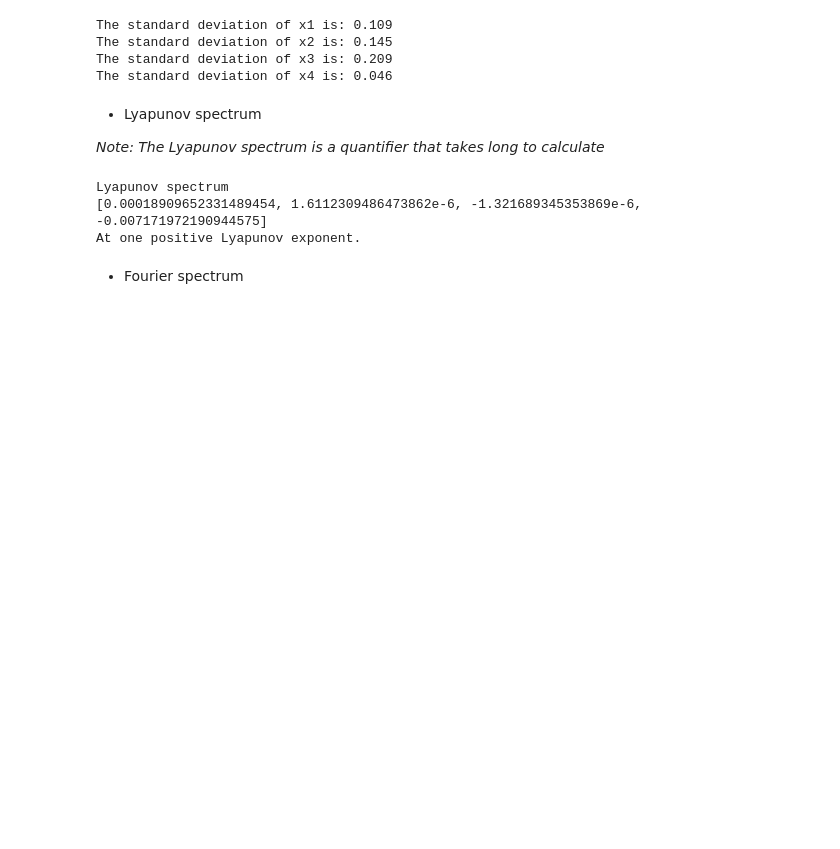
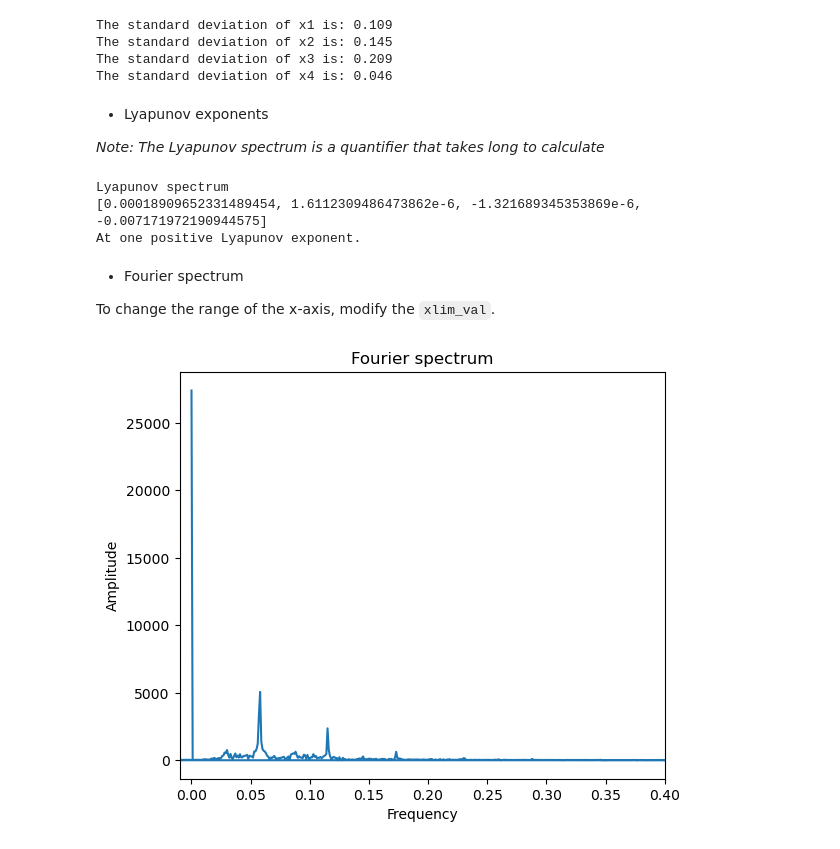
Before and after one commit to MA-Ramirez/ChaosNoiseEGT, a Jupyter notebook: notebooks/Interactive_Deterministic.ipynb, the cells around one changed output. Cells and saved outputs as stored; diff of their text form; code cells hidden in the pictures; blank space fills up the shorter version.

Commit message:
Add Fourier Spectrum as quantifier

```diff
--- a/notebooks/Interactive_Deterministic.ipynb
+++ b/notebooks/Interactive_Deterministic.ipynb
@@ -159,7 +161,7 @@ The standard deviation of x2 is: 0.145
 The standard deviation of x3 is: 0.209
 The standard deviation of x4 is: 0.046
 # %% [markdown]
-* Lyapunov spectrum
+* Lyapunov exponents
 
 *Note: The Lyapunov spectrum is a quantifier that takes long to calculate*
 # %%
@@ -178,5 +180,14 @@ end
 Lyapunov spectrum
 [0.00018909652331489454, 1.6112309486473862e-6, -1.321689345353869e-6, -0.007171972190944575]
 At one positive Lyapunov exponent.
-# %% [markdown]
-* Fourier spectrum
+# %% [markdown]
+* Fourier spectrum
+
+To change the range of the x-axis, modify the `xlim_val`.
+# %%
+plt.clf()
+xlim_val = 0.4
+fourier_spectrum(Data, xlim_val)
+gcf()
+# %% [output]
+[figure, added]
```
Also changed, not shown: parts of 1 cell of this notebook, 3 other files.
